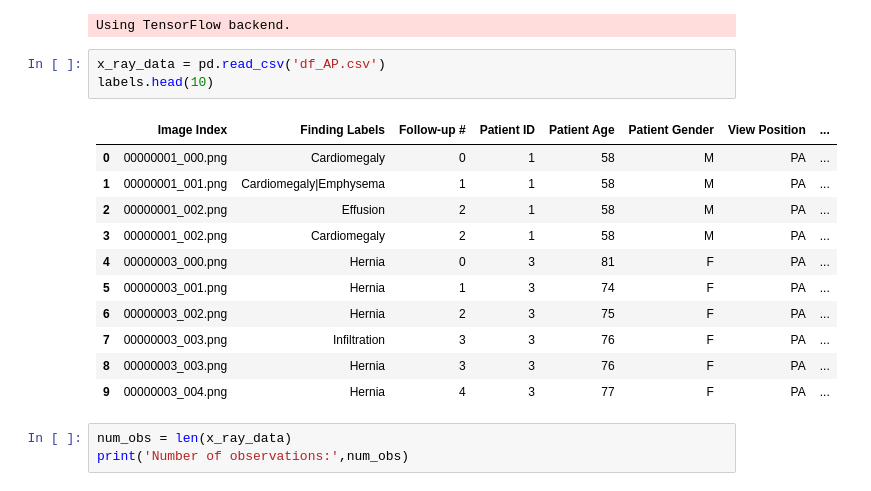
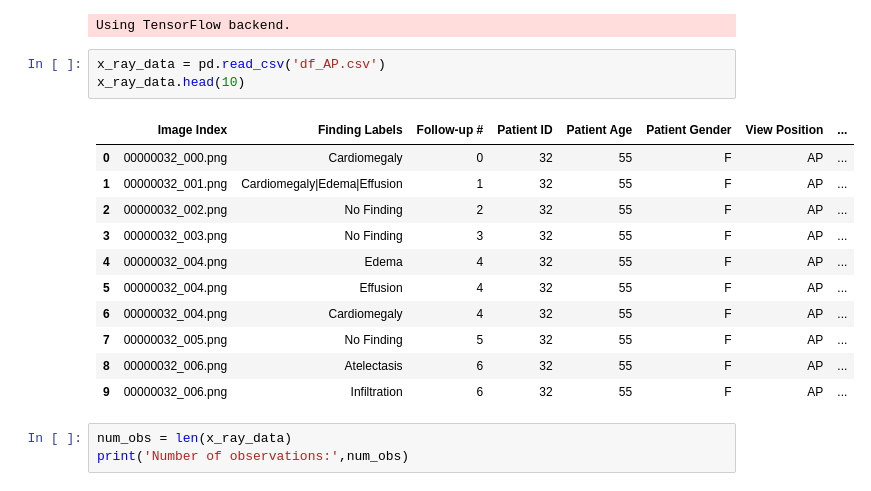
Before and after one commit to Sairamvinay/Chest-X-ray-DL, a Jupyter notebook: Seongwoo_v1.ipynb, the cells around one changed output. Saved outputs shown, nothing was run; the diff lists cells and outputs as text.

```diff
--- a/Seongwoo_v1.ipynb
+++ b/Seongwoo_v1.ipynb
@@ -18,19 +18,19 @@ import cv2
 Using TensorFlow backend.
 # %%
 x_ray_data = pd.read_csv('df_AP.csv')
-labels.head(10)
+x_ray_data.head(10)
 # %% [output]
 |  | Image Index | Finding Labels | Follow-up # | Patient ID | Patient Age | Patient Gender | View Position | ... |
-| 0 | 00000001_000.png | Cardiomegaly | 0 | 1 | 58 | M | PA | ... |
-| 1 | 00000001_001.png | Cardiomegaly|Emphysema | 1 | 1 | 58 | M | PA | ... |
-| 2 | 00000001_002.png | Effusion | 2 | 1 | 58 | M | PA | ... |
-| 3 | 00000001_002.png | Cardiomegaly | 2 | 1 | 58 | M | PA | ... |
-| 4 | 00000003_000.png | Hernia | 0 | 3 | 81 | F | PA | ... |
-| 5 | 00000003_001.png | Hernia | 1 | 3 | 74 | F | PA | ... |
-| 6 | 00000003_002.png | Hernia | 2 | 3 | 75 | F | PA | ... |
-| 7 | 00000003_003.png | Infiltration | 3 | 3 | 76 | F | PA | ... |
-| 8 | 00000003_003.png | Hernia | 3 | 3 | 76 | F | PA | ... |
-| 9 | 00000003_004.png | Hernia | 4 | 3 | 77 | F | PA | ... |
+| 0 | 00000032_000.png | Cardiomegaly | 0 | 32 | 55 | F | AP | ... |
+| 1 | 00000032_001.png | Cardiomegaly|Edema|Effusion | 1 | 32 | 55 | F | AP | ... |
+| 2 | 00000032_002.png | No Finding | 2 | 32 | 55 | F | AP | ... |
+| 3 | 00000032_003.png | No Finding | 3 | 32 | 55 | F | AP | ... |
+| 4 | 00000032_004.png | Edema | 4 | 32 | 55 | F | AP | ... |
+| 5 | 00000032_004.png | Effusion | 4 | 32 | 55 | F | AP | ... |
+| 6 | 00000032_004.png | Cardiomegaly | 4 | 32 | 55 | F | AP | ... |
+| 7 | 00000032_005.png | No Finding | 5 | 32 | 55 | F | AP | ... |
+| 8 | 00000032_006.png | Atelectasis | 6 | 32 | 55 | F | AP | ... |
+| 9 | 00000032_006.png | Infiltration | 6 | 32 | 55 | F | AP | ... |
 # %%
 num_obs = len(x_ray_data)
 print('Number of observations:',num_obs)
```
Also changed, not shown: parts of 6 cells of this notebook.
